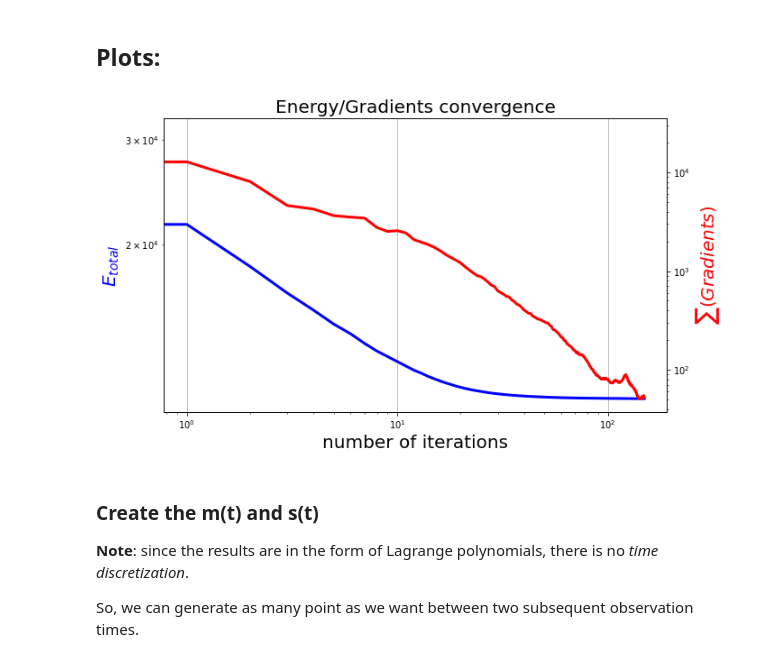
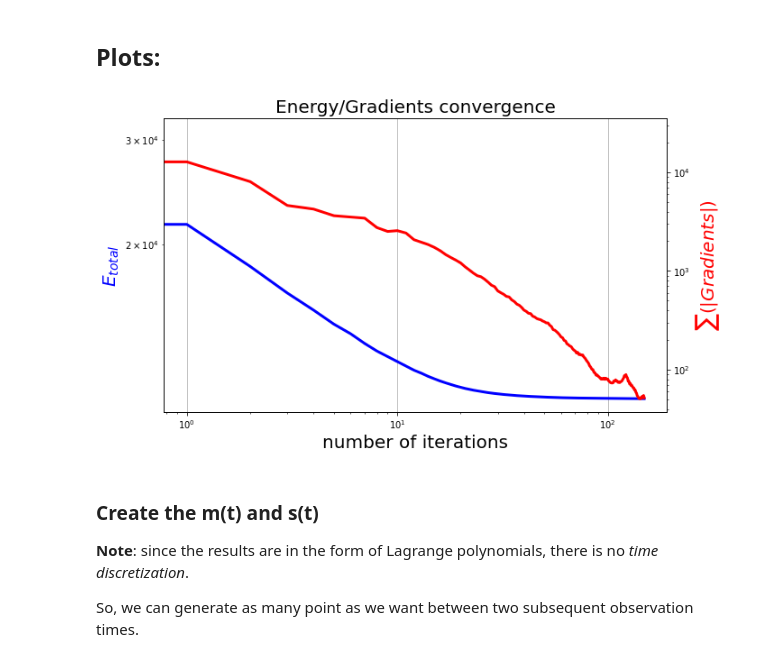
Before and after one commit to vrettasm/MeanFieldVarGP, a Jupyter notebook: src/examples/example_500D.ipynb, the cells around one changed output. Saved outputs shown, nothing was run; the diff lists cells and outputs as text; code cells hidden in the pictures.

```diff
--- a/src/examples/example_500D.ipynb
+++ b/src/examples/example_500D.ipynb
@@ -210,7 +210,7 @@ mu0 = 10.0 * np.ones(D)
 tau0 = 4.0 * np.ones(D)
 
 # Create a FreeEnergy object.
-free_energy = FreeEnergy(L96, mu0, tau0, obs_idk*dt, obs_val, obs_noise, h_mask, n_jobs=6)
+free_energy = FreeEnergy(L96, mu0, tau0, obs_idk*dt, obs_val, obs_noise, h_mask, n_jobs=8)
 # %% [markdown]
 ## Free energy minimization.
 
@@ -250,22 +250,22 @@ sp_tf = np.reshape(sp_tf, (D, (2*num_M + 3)))
 # %%
 # Make a single plot.
 _, ax1 = plt.subplots(1, figsize=(10, 6))
 
 # Plot the energy values.
 ax1.loglog(opt_stats["fx"][0:opt_stats["nit"]], color='b', linewidth=3)
 ax1.set_title("Energy/Gradients convergence", fontsize=20)
 ax1.set_xlabel("number of iterations", fontsize=20)
 ax1.set_ylabel("$E_{total}$", color='b', fontsize=20)
 
 # Define second y-axis that shares x-axis with current plot.
 ax2 = ax1.twinx()
 ax2.loglog(opt_stats["dfx"][0:opt_stats["nit"]], color='r', linewidth=3)
-ax2.set_ylabel("$\sum (Gradients) $", color='r', fontsize=20)
+ax2.set_ylabel("$\sum (|Gradients|) $", color='r', fontsize=20)
 
 # Plot the grid.
 ax1.grid(True)
 # %% [output]
-[figure, old version]
+[figure, new version]
 # %% [markdown]
 ### Create the m(t) and s(t)
 
```
Also changed, not shown: parts of 1 cell of this notebook, 4 other files.
